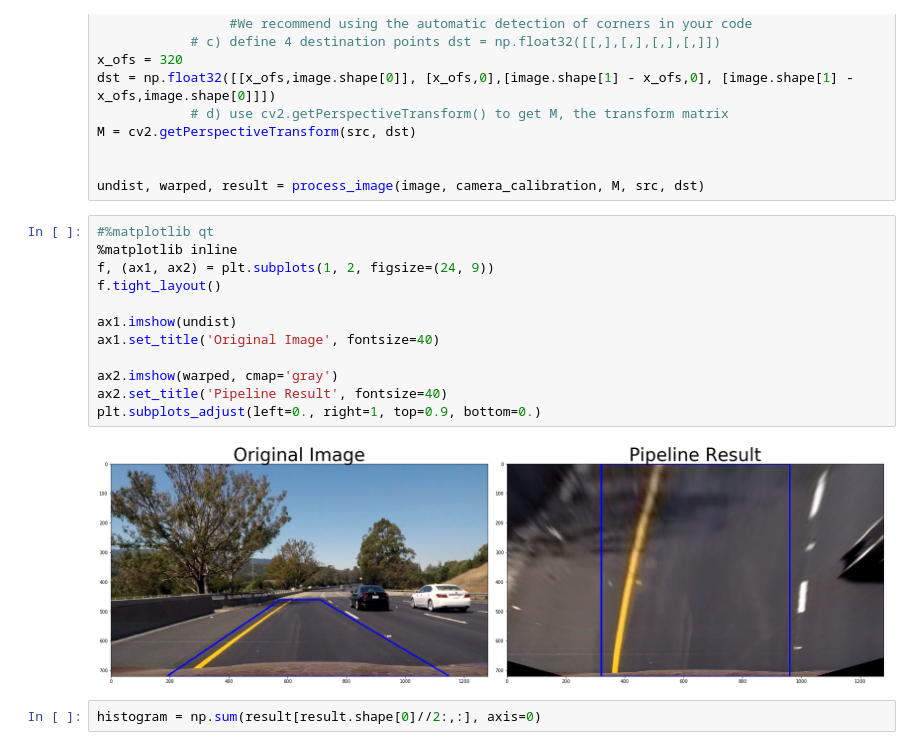
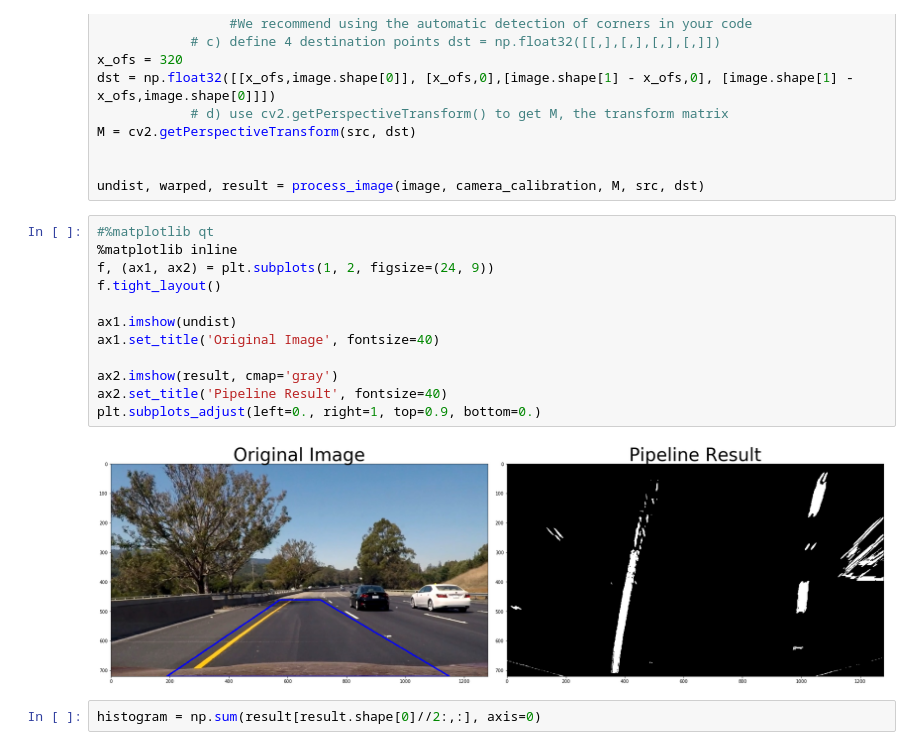
Before and after one commit to AlZi-88/SDCE_AdvancedLaneLine, a Jupyter notebook: Advanced Lane Line Detection Project.ipynb, the cells around one changed output. Drawn from its saved outputs; the diff is of its cells as text.

```diff
--- a/Advanced Lane Line Detection Project.ipynb
+++ b/Advanced Lane Line Detection Project.ipynb
@@ -258,17 +258,17 @@ undist, warped, result = process_image(image, camera_calibration, M, src, dst)
 # %%
 #%matplotlib qt
 %matplotlib inline
 f, (ax1, ax2) = plt.subplots(1, 2, figsize=(24, 9))
 f.tight_layout()
 
 ax1.imshow(undist)
 ax1.set_title('Original Image', fontsize=40)
 
-ax2.imshow(warped, cmap='gray')
+ax2.imshow(result, cmap='gray')
 ax2.set_title('Pipeline Result', fontsize=40)
 plt.subplots_adjust(left=0., right=1, top=0.9, bottom=0.)
 # %% [output]
-[figure, old version]
+[figure, new version]
 # %%
 histogram = np.sum(result[result.shape[0]//2:,:], axis=0)
 # %%
```
Also changed, not shown: parts of 13 cells of this notebook.
